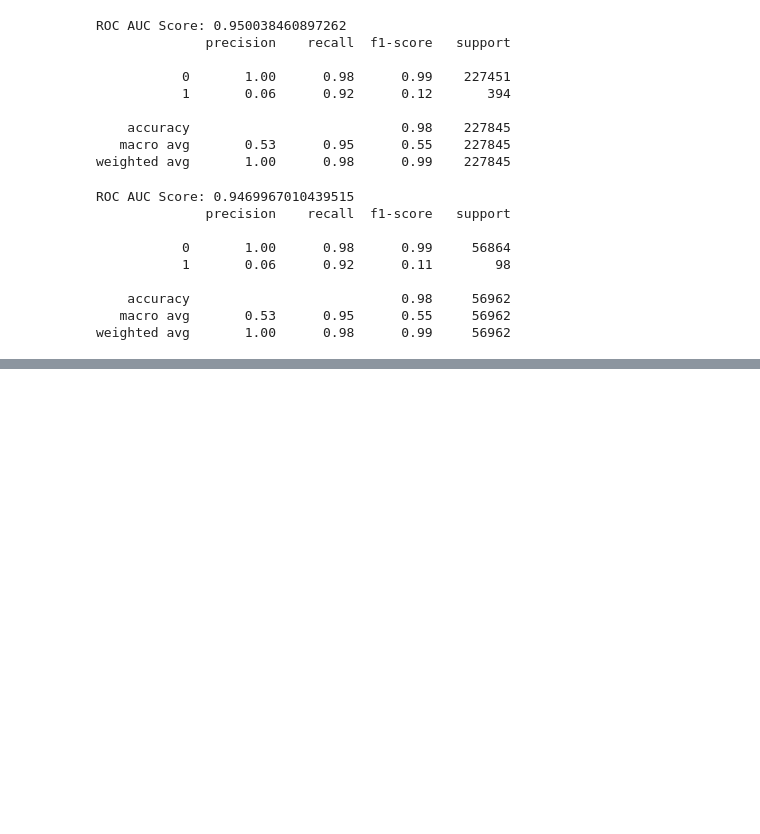
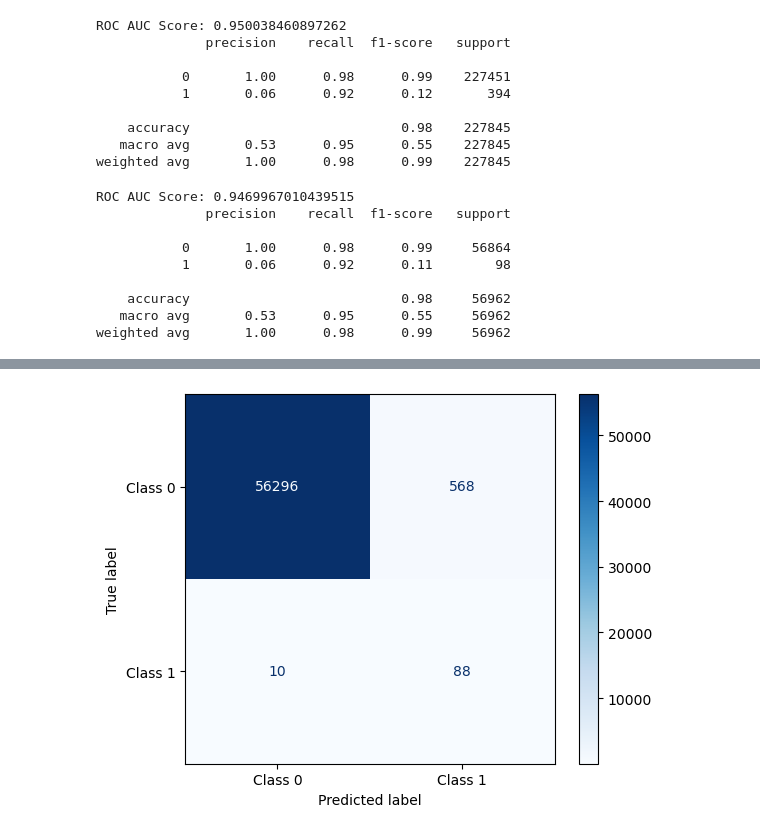
Before and after one commit to alinazir105/Credit-Card-Fraud-and-Anomaly-detection-System, a Jupyter notebook: Notebook.ipynb, the cells around one changed output, grey strips where cells are left out. Saved outputs shown, nothing was run; the diff lists cells and outputs as text; code cells hidden in the pictures; blank space fills up the shorter version.

Commit message:
Class Weight Balancing and SMOTE explored

```diff
--- a/Notebook.ipynb
+++ b/Notebook.ipynb
@@ -450,0 +447,6 @@ plt.show()
+# %%
+def plot_confusion_matrix(y_test, y_pred):
+    cm = confusion_matrix(y_test, y_pred)
+    disp = ConfusionMatrixDisplay(confusion_matrix=cm, display_labels=['Class 0', 'Class 1'])
+    disp.plot(cmap=plt.cm.Blues)
+    plt.show()
@@ -582,0 +624,5 @@ plt.show()
+# %%
+smote = SMOTE(sampling_strategy='minority', random_state=42)
+X_train_sm, y_train_sm = smote.fit_resample(X_train, y_train)
+
+y_train_sm.value_counts()
@@ -582,0 +636,7 @@ plt.show()
+# %%
+base_pipe.fit(X_train_sm, y_train_sm)
+
+y_sm_train_pred = base_pipe.predict(X_train_sm)
+
+print(f"ROC AUC Score: {roc_auc_score(y_train_sm, y_sm_train_pred)}")
+print(classification_report(y_train_sm, y_sm_train_pred))
@@ -582,0 +653,6 @@ plt.show()
+# %%
+y_sm_test_pred = base_pipe.predict(X_test)
+y_sm_test_prob = base_pipe.predict_proba(X_test)[:, 1]
+
+print(f"ROC AUC Score: {roc_auc_score(y_test, y_sm_test_pred)}")
+print(classification_report(y_test, y_sm_test_pred))
@@ -582,0 +669,4 @@ plt.show()
+# %%
+plot_confusion_matrix(y_test, y_sm_test_pred)
+# %% [output]
+[figure, added]
```
Also changed, not shown: parts of 30 cells of this notebook.
